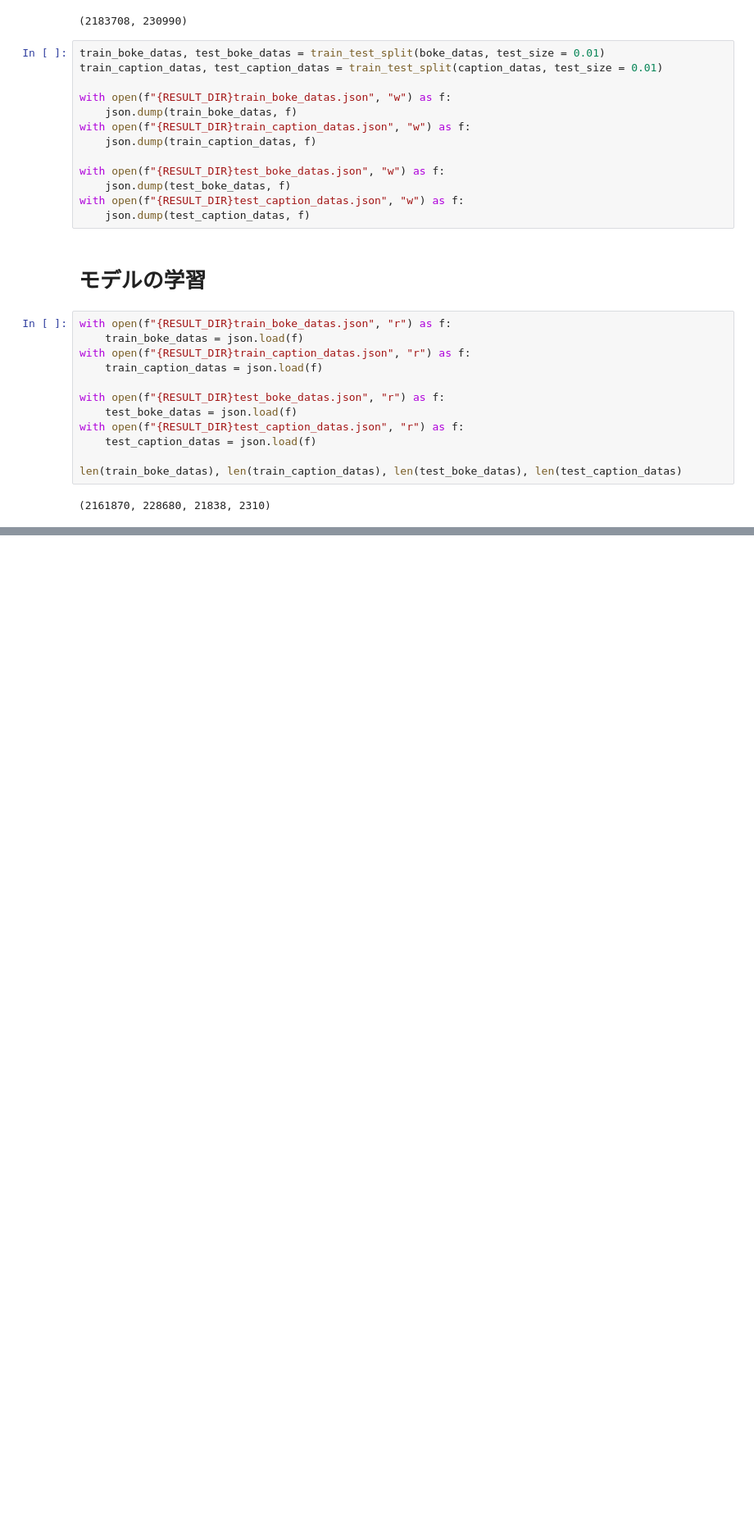
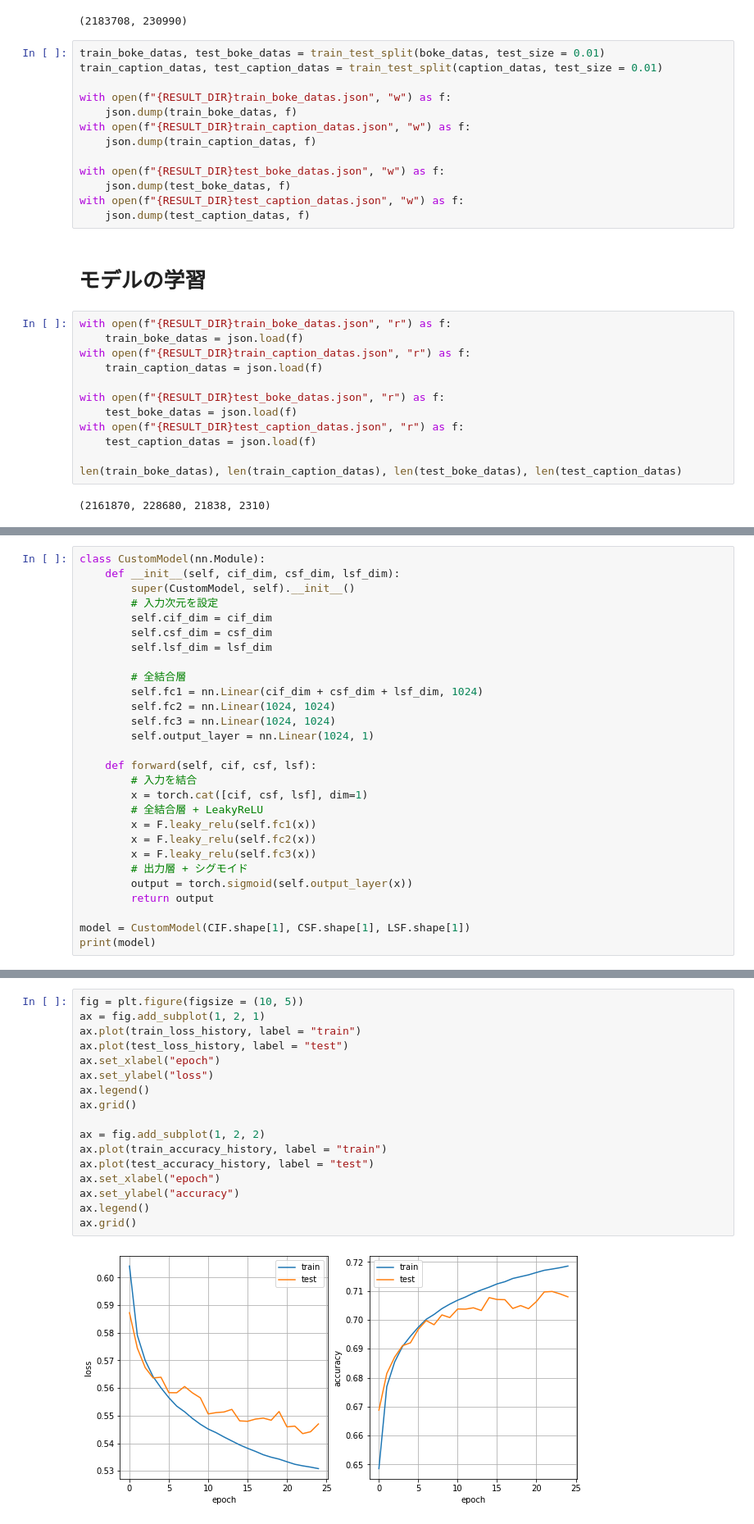
Before and after one commit to yryo1005/Master_Thesis_programs, a Jupyter notebook: Boke_Judge/004.ipynb, the cells around one changed output, grey strips where cells are left out. Shown at 82% size. Drawn from its saved outputs; the diff is of its cells as text; blank space fills up the shorter version.

```diff
--- a/Boke_Judge/004.ipynb
+++ b/Boke_Judge/004.ipynb
@@ -301,0 +206,28 @@ WARNING:tensorflow:6 out of the last 6 calls to <function TensorFlowTrainer.make
+# %%
+class CustomModel(nn.Module):
+    def __init__(self, cif_dim, csf_dim, lsf_dim):
+        super(CustomModel, self).__init__()
+        # 入力次元を設定
+        self.cif_dim = cif_dim
+        self.csf_dim = csf_dim
+        self.lsf_dim = lsf_dim
+
+        # 全結合層
+        self.fc1 = nn.Linear(cif_dim + csf_dim + lsf_dim, 1024)
+        self.fc2 = nn.Linear(1024, 1024)
+        self.fc3 = nn.Linear(1024, 1024)
+        self.output_layer = nn.Linear(1024, 1)
+
+    def forward(self, cif, csf, lsf):
+        # 入力を結合
+        x = torch.cat([cif, csf, lsf], dim=1)
+        # 全結合層 + LeakyReLU
+        x = F.leaky_relu(self.fc1(x))
+        x = F.leaky_relu(self.fc2(x))
+        x = F.leaky_relu(self.fc3(x))
+        # 出力層 + シグモイド
+        output = torch.sigmoid(self.output_layer(x))
+        return output
+
+model = CustomModel(CIF.shape[1], CSF.shape[1], LSF.shape[1])
+print(model)
@@ -301,0 +336,19 @@ WARNING:tensorflow:6 out of the last 6 calls to <function TensorFlowTrainer.make
+# %%
+fig = plt.figure(figsize = (10, 5))
+ax = fig.add_subplot(1, 2, 1)
+ax.plot(train_loss_history, label = "train")
+ax.plot(test_loss_history, label = "test")
+ax.set_xlabel("epoch")
+ax.set_ylabel("loss")
+ax.legend()
+ax.grid()
+
+ax = fig.add_subplot(1, 2, 2)
+ax.plot(train_accuracy_history, label = "train")
+ax.plot(test_accuracy_history, label = "test")
+ax.set_xlabel("epoch")
+ax.set_ylabel("accuracy")
+ax.legend()
+ax.grid()
+# %% [output]
+[figure, added]
```
Also changed, not shown: parts of 8 cells of this notebook, 4 other files.
